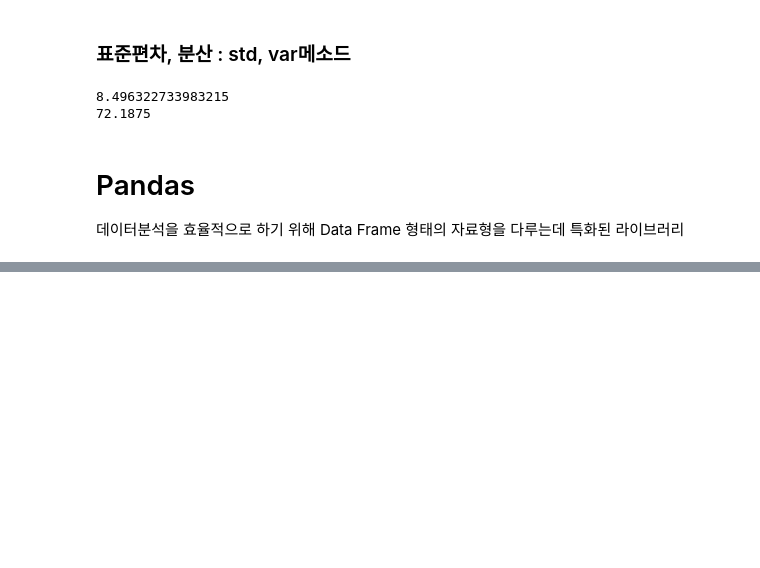
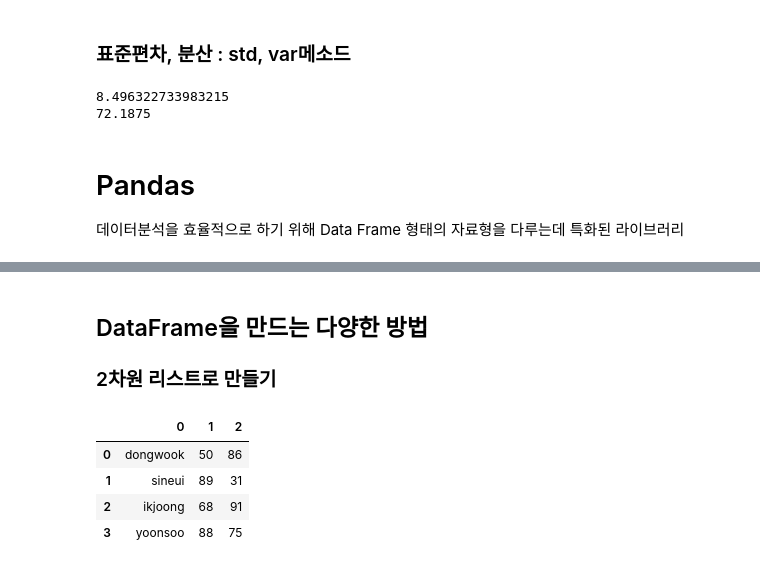
Before and after one commit to julesdata/Python, a Jupyter notebook: 코드잇_데이터사이언스입문/데이터 사이언스 시작하기.ipynb, the cells around one changed output, grey strips where cells are left out. Drawn from its saved outputs; the diff is of its cells as text; code cells hidden in the pictures; blank space fills up the shorter version.

```diff
--- a/코드잇_데이터사이언스입문/데이터 사이언스 시작하기.ipynb
+++ b/코드잇_데이터사이언스입문/데이터 사이언스 시작하기.ipynb
@@ -502,0 +545,13 @@ print(array1.var())
+# %% [markdown]
+## DataFrame을 만드는 다양한 방법
+### 2차원 리스트로 만들기
+# %%
+two_dimensional_list = [['dongwook', 50, 86], ['sineui', 89, 31], ['ikjoong', 68, 91], ['yoonsoo', 88, 75]]
+df1 = pd.DataFrame(two_dimensional_list)
+df1
+# %% [output]
+|  | 0 | 1 | 2 |
+| 0 | dongwook | 50 | 86 |
+| 1 | sineui | 89 | 31 |
+| 2 | ikjoong | 68 | 91 |
+| 3 | yoonsoo | 88 | 75 |
```
Also changed, not shown: parts of 33 cells of this notebook.
